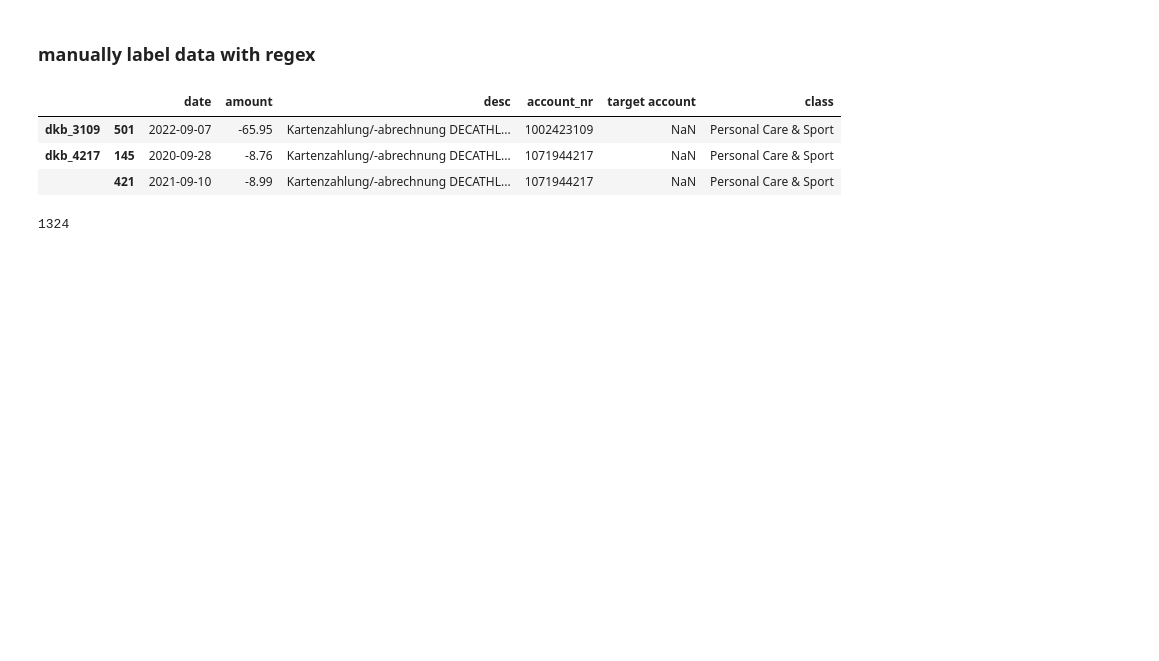
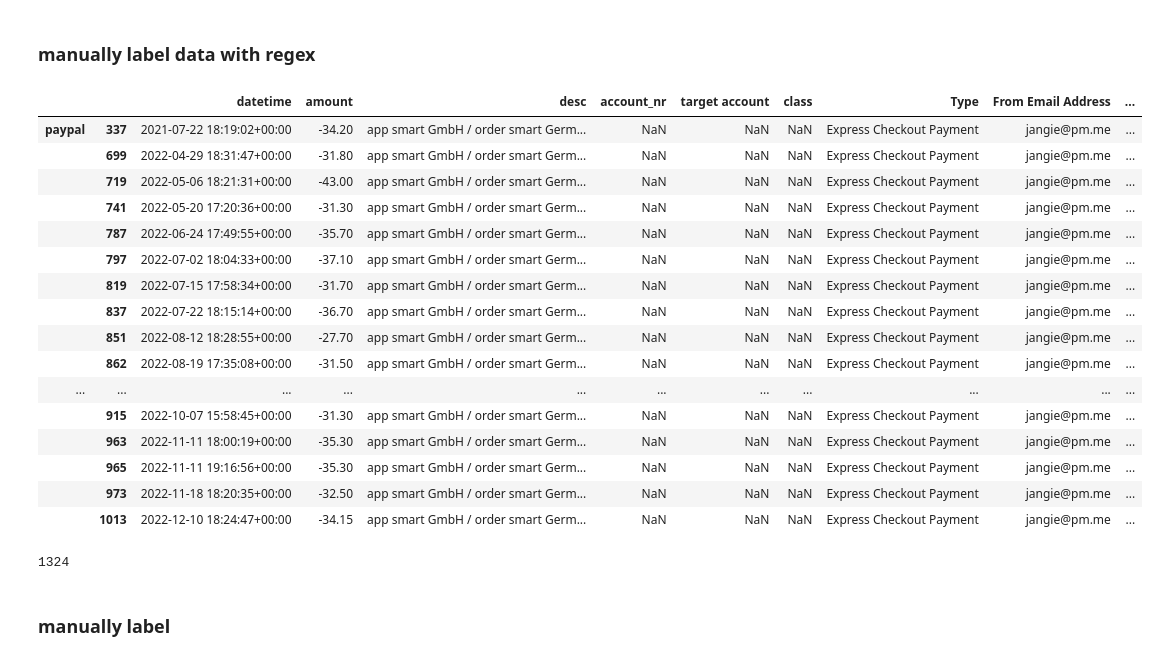
Before and after one commit to JanGieseler/BankClassify, a Jupyter notebook: notebooks/add_data.ipynb, the cells around one changed output. Saved outputs shown, nothing was run; the diff lists cells and outputs as text; code cells hidden in the pictures; blank space fills up the shorter version.

Commit message:
finished loading and adding of paypal data

```diff
--- a/notebooks/add_data.ipynb
+++ b/notebooks/add_data.ipynb
@@ -88,0 +104,2 @@ check passed!!
+# %%
+bc.add_data(df_pp, "paypal")
@@ -346,13 +431,28 @@ documents
 # %% [markdown]
 ### manually label data with regex
 # %%
-bc.data_all[bc.data_all['desc'].str.lower().str.match(r'.*DECATHLON.*'.lower())]
+bc.data_all[bc.data_all['desc'].str.lower().str.match(r'^app smart GmbH / order smart Germany Salmon Lo.*'.lower())]
 # %% [output]
-|  |  | date | amount | desc | account_nr | target account | class |
-| dkb_3109 | 501 | 2022-09-07 | -65.95 | Kartenzahlung/-abrechnung DECATHL... | 1002423109 | NaN | Personal Care & Sport |
-| dkb_4217 | 145 | 2020-09-28 | -8.76 | Kartenzahlung/-abrechnung DECATHL... | 1071944217 | NaN | Personal Care & Sport |
-|  | 421 | 2021-09-10 | -8.99 | Kartenzahlung/-abrechnung DECATHL... | 1071944217 | NaN | Personal Care & Sport |
+|  |  | datetime | amount | desc | account_nr | target account | class | Type | From Email Address | ... |
+| paypal | 337 | 2021-07-22 18:19:02+00:00 | -34.20 | app smart GmbH / order smart Germ... | NaN | NaN | NaN | Express Checkout Payment | jangie@pm.me | ... |
+|  | 699 | 2022-04-29 18:31:47+00:00 | -31.80 | app smart GmbH / order smart Germ... | NaN | NaN | NaN | Express Checkout Payment | jangie@pm.me | ... |
+|  | 719 | 2022-05-06 18:21:31+00:00 | -43.00 | app smart GmbH / order smart Germ... | NaN | NaN | NaN | Express Checkout Payment | jangie@pm.me | ... |
+|  | 741 | 2022-05-20 17:20:36+00:00 | -31.30 | app smart GmbH / order smart Germ... | NaN | NaN | NaN | Express Checkout Payment | jangie@pm.me | ... |
+|  | 787 | 2022-06-24 17:49:55+00:00 | -35.70 | app smart GmbH / order smart Germ... | NaN | NaN | NaN | Express Checkout Payment | jangie@pm.me | ... |
+|  | 797 | 2022-07-02 18:04:33+00:00 | -37.10 | app smart GmbH / order smart Germ... | NaN | NaN | NaN | Express Checkout Payment | jangie@pm.me | ... |
+|  | 819 | 2022-07-15 17:58:34+00:00 | -31.70 | app smart GmbH / order smart Germ... | NaN | NaN | NaN | Express Checkout Payment | jangie@pm.me | ... |
+|  | 837 | 2022-07-22 18:15:14+00:00 | -36.70 | app smart GmbH / order smart Germ... | NaN | NaN | NaN | Express Checkout Payment | jangie@pm.me | ... |
+|  | 851 | 2022-08-12 18:28:55+00:00 | -27.70 | app smart GmbH / order smart Germ... | NaN | NaN | NaN | Express Checkout Payment | jangie@pm.me | ... |
+|  | 862 | 2022-08-19 17:35:08+00:00 | -31.50 | app smart GmbH / order smart Germ... | NaN | NaN | NaN | Express Checkout Payment | jangie@pm.me | ... |
+| ... | ... | ... | ... | ... | ... | ... | ... | ... | ... | ... |
+|  | 915 | 2022-10-07 15:58:45+00:00 | -31.30 | app smart GmbH / order smart Germ... | NaN | NaN | NaN | Express Checkout Payment | jangie@pm.me | ... |
+|  | 963 | 2022-11-11 18:00:19+00:00 | -35.30 | app smart GmbH / order smart Germ... | NaN | NaN | NaN | Express Checkout Payment | jangie@pm.me | ... |
+|  | 965 | 2022-11-11 19:16:56+00:00 | -35.30 | app smart GmbH / order smart Germ... | NaN | NaN | NaN | Express Checkout Payment | jangie@pm.me | ... |
+|  | 973 | 2022-11-18 18:20:35+00:00 | -32.50 | app smart GmbH / order smart Germ... | NaN | NaN | NaN | Express Checkout Payment | jangie@pm.me | ... |
+|  | 1013 | 2022-12-10 18:24:47+00:00 | -34.15 | app smart GmbH / order smart Germ... | NaN | NaN | NaN | Express Checkout Payment | jangie@pm.me | ... |
 # %%
 len(bc.data_all)
 # %% [output]
 1324
+# %% [markdown]
+### manually label
```
Also changed, not shown: parts of 27 cells of this notebook, 2 other files.
